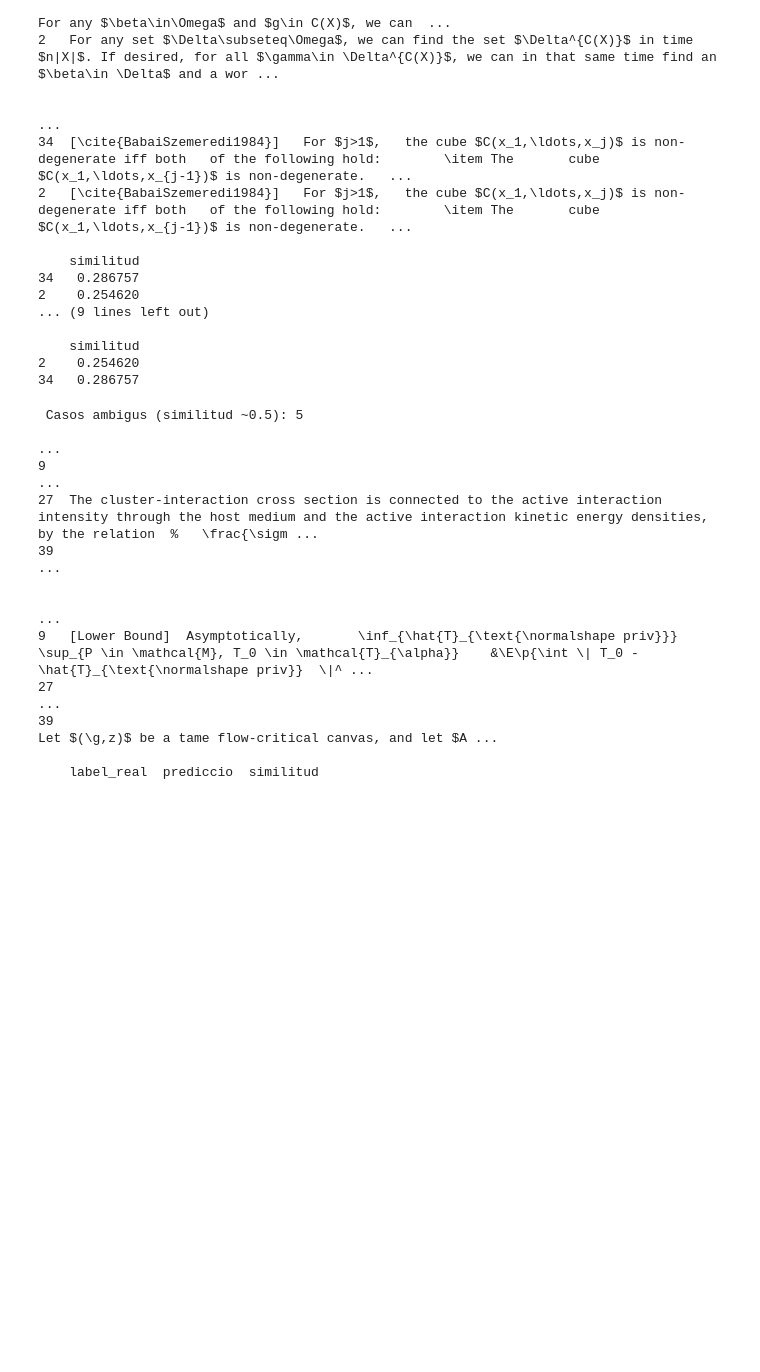
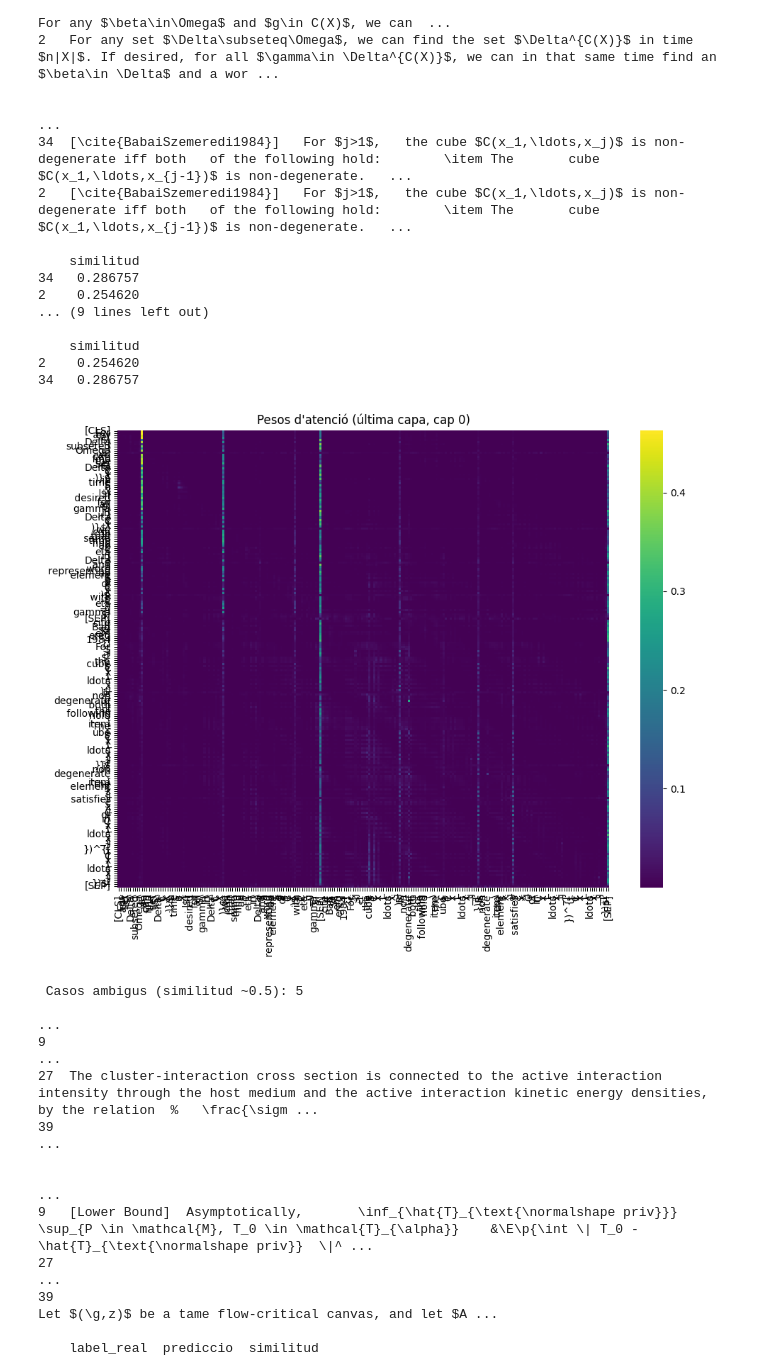
Before and after one commit to 1632068/TFG-Marti_Mussons, a Jupyter notebook: src_tex/training/train_finetuned.ipynb, the cells around one changed output. Saved outputs shown, nothing was run; the diff lists cells and outputs as text; code cells hidden in the pictures; blank space fills up the shorter version.

```diff
--- a/src_tex/training/train_finetuned.ipynb
+++ b/src_tex/training/train_finetuned.ipynb
@@ -912,6 +912,39 @@ mostra_extrems(falsos_negatius, "Falsos negatius")
     similitud
 2    0.254620
 34   0.286757
+# %%
+from transformers import AutoTokenizer, AutoModel
+import torch
+import matplotlib.pyplot as plt
+import seaborn as sns
+
+model_path = "output/modernbert-contrastive-manual"
+tokenizer = AutoTokenizer.from_pretrained(model_path)
+model = AutoModel.from_pretrained(model_path, output_attentions=True)
+model.eval()
+
+neg_incorrect_a= "For any set $\Delta\subseteq\Omega$, we can find the set $\Delta^{C(X)}$ in time $n|X|$. If desired, for all $\gamma\in \Delta^{C(X)}$, we can in that same time find an $\beta\in \Delta$ and a word representing an element $g$ of $C(X)$ with $\beta^g=\gamma$. "
+neg_incorrect_b = "[\cite{BabaiSzemeredi1984}]   For $j>1$,   the cube $C(x_1,\ldots,x_j)$ is non-degenerate iff both   of the following hold:        \item The       cube $C(x_1,\ldots,x_{j-1})$ is non-degenerate.     \item The element $x_j$ satisfies       $x_j\not\in C(x_1,\ldots,x_{j-1})^{-1}C(x_1,\ldots,x_{j-1})$."
+
+
+inputs = tokenizer( neg_incorrect_a,neg_incorrect_b, return_tensors="pt", padding=True, truncation=True)
+with torch.no_grad():
+    outputs = model(**inputs)
+
+# Atenció de l'última capa, cap 0
+att = outputs.attentions[-1][0, 0].numpy()
+tokens = tokenizer.convert_ids_to_tokens(inputs["input_ids"][0])
+tokens = [t.replace("Ġ", " ") for t in tokens]  # reemplaça pel veritable espai
+
+plt.figure(figsize=(10, 8))
+sns.heatmap(att, xticklabels=tokens, yticklabels=tokens, cmap="viridis")
+plt.title("Pesos d'atenció (última capa, cap 0)")
+plt.xticks(rotation=90)
+plt.yticks(rotation=0)
+plt.tight_layout()
+plt.show()
+# %% [output]
+[figure, added]
 # %%
 # Parelles amb similitud ≈ 0.5 (casos ambigus)
 ambigus = df[(df["similitud"] > 0.48) & (df["similitud"] < 0.52)]
```
Also changed, not shown: parts of 1 cell of this notebook, 9 other files.
